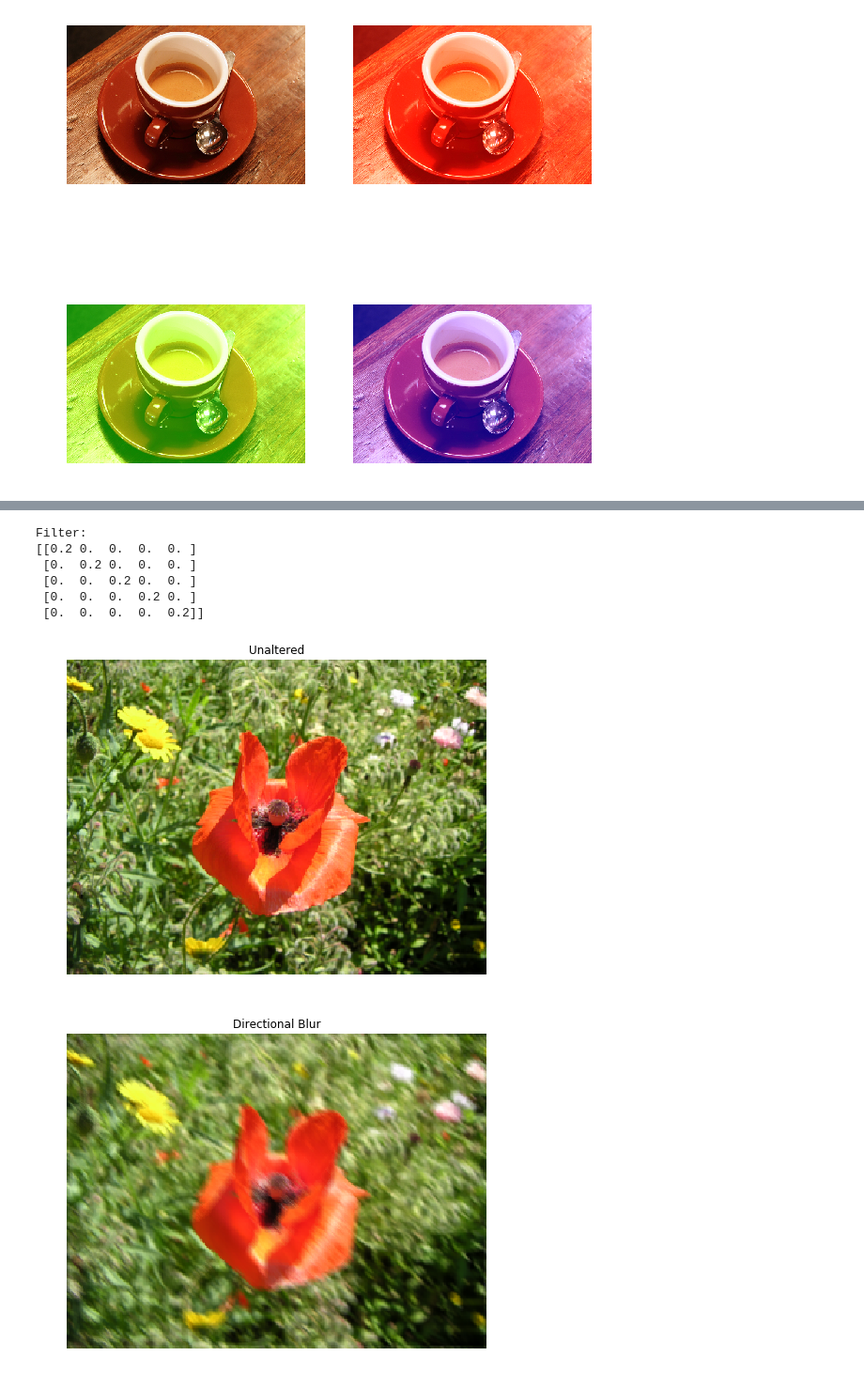
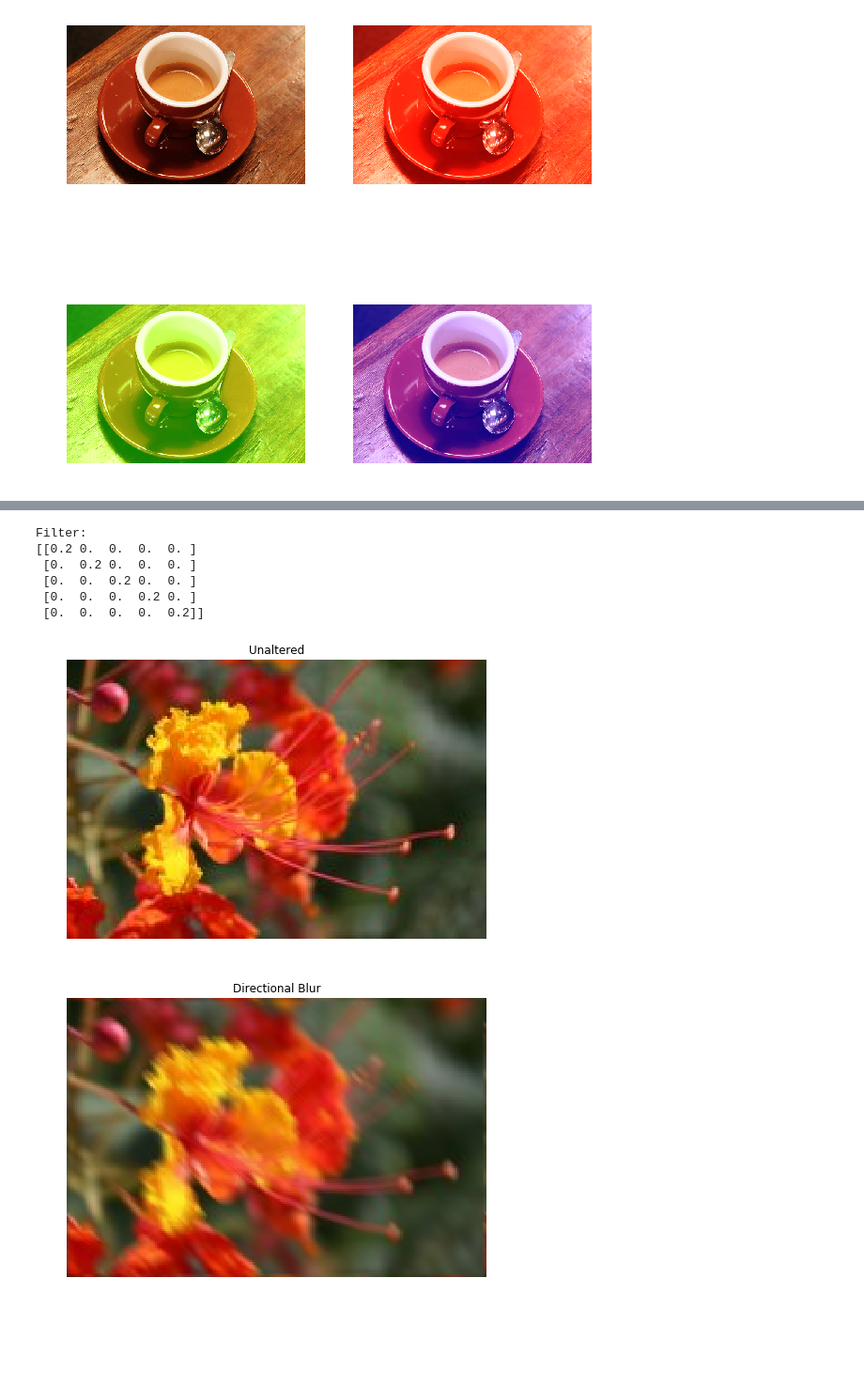
Before and after one commit to Kyle-Wong/Image-Processing, a Jupyter notebook: Image Filtering.ipynb, the cells around one changed output, grey strips where cells are left out. Shown at 94% size. Drawn from its saved outputs; the diff is of its cells as text; code cells hidden in the pictures; blank space fills up the shorter version.

Commit message:
Minor bug fixes, update images

```diff
--- a/Image Filtering.ipynb
+++ b/Image Filtering.ipynb
@@ -80,36 +89,36 @@ plt.show()
 blurFilter = np.array([[1,0,0,0,0],
                      [0,1,0,0,0],
                      [0,0,1,0,0],
                      [0,0,0,1,0],
                       [0,0,0,0,1]])
 blurFilter = np.divide(blurFilter,np.sum(blurFilter))
 print("Filter:")
 print(blurFilter)
-img = image.imread('images/photo3.png',(0,255))
+img = image.imread('images/flower.png',(0,255))[:,:,:3]
 plt.figure(figsize=(8,8))
 plt.imshow(img)
 plt.axis("off")
 plt.axis("tight")
 plt.axis("image")
 plt.title("Unaltered")
 plt.show()
 
 plt.figure(figsize=(8,8))
 plt.imshow(filteredImage(img,blurFilter))
 plt.axis("off")
 plt.axis("tight")
 plt.axis("image")
 plt.title("Directional Blur")
 plt.show()
 # %% [output]
 Filter:
 [[0.2 0.  0.  0.  0. ]
  [0.  0.2 0.  0.  0. ]
  [0.  0.  0.2 0.  0. ]
  [0.  0.  0.  0.2 0. ]
  [0.  0.  0.  0.  0.2]]
-[figure, old version]
+[figure, new version]
-[figure, old version]
+[figure, new version]
 # %%
 blurFilter = np.array([[-1,-1,0],
                       [-1,0,1],
```
Also changed, not shown: parts of 2 cells of this notebook.
